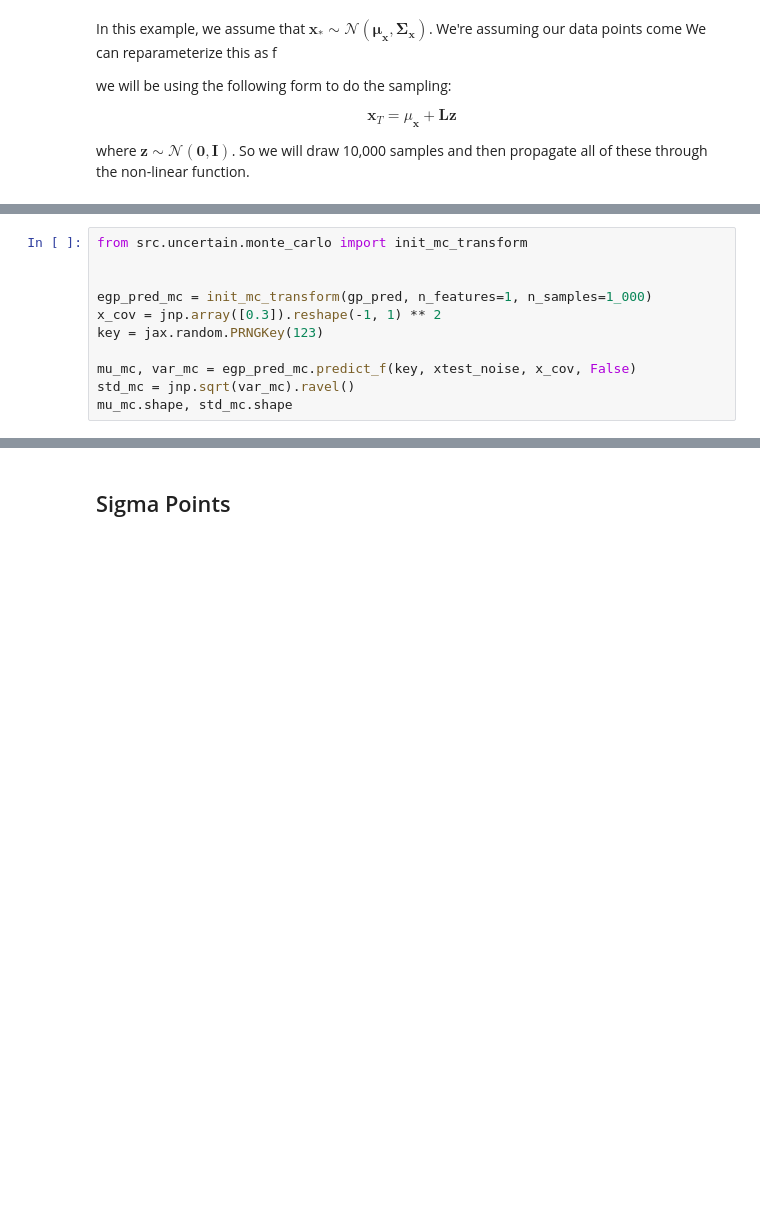
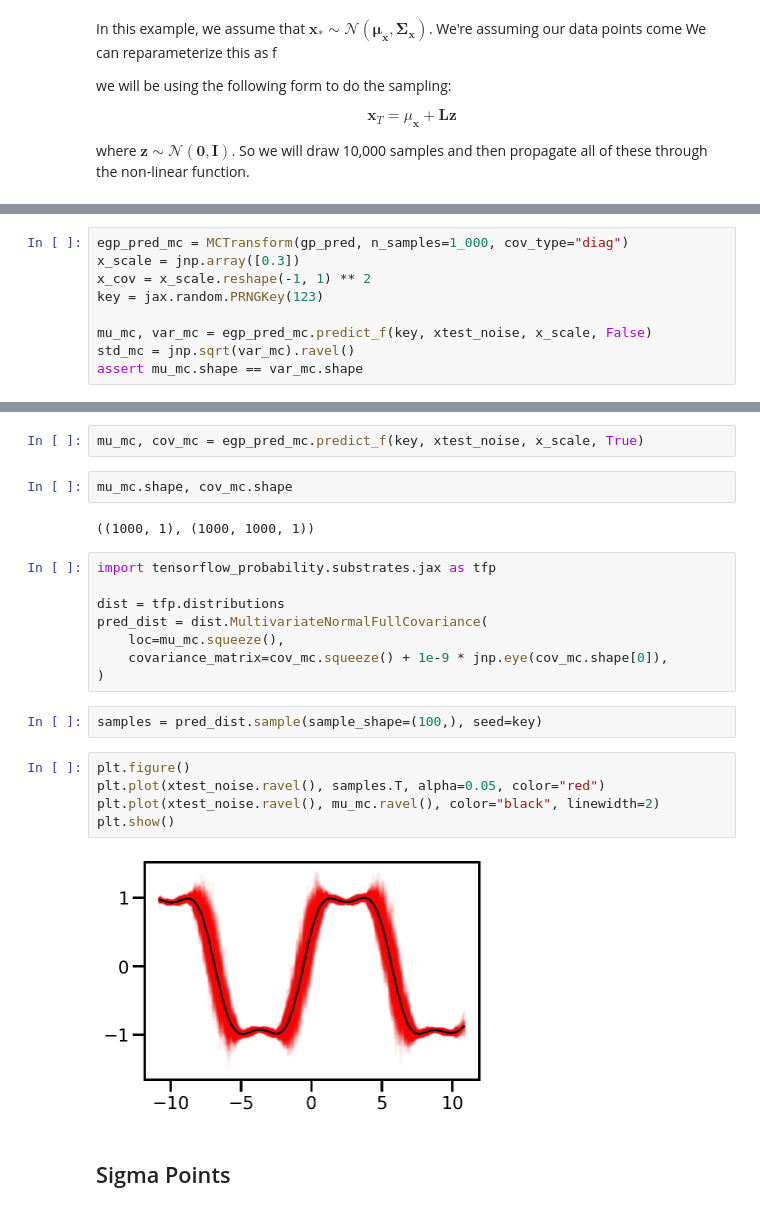
Before and after one commit to jejjohnson/gp_model_zoo, a Jupyter notebook: code/numpyro/notebooks/uncertain/egp_mcmc.ipynb, the cells around one changed output, grey strips where cells are left out. Cells and saved outputs as stored; diff of their text form; blank space fills up the shorter version.

```diff
--- a/code/numpyro/notebooks/uncertain/egp_mcmc.ipynb
+++ b/code/numpyro/notebooks/uncertain/egp_mcmc.ipynb
@@ -422,11 +426,9 @@ where $\mathbf{z}\sim \mathcal{N}(\mathbf{0}, \mathbf{I})$. So we will draw 10,0
 # %%
-from src.uncertain.monte_carlo import init_mc_transform
-
-
-egp_pred_mc = init_mc_transform(gp_pred, n_features=1, n_samples=1_000)
-x_cov = jnp.array([0.3]).reshape(-1, 1) ** 2
+egp_pred_mc = MCTransform(gp_pred, n_samples=1_000, cov_type="diag")
+x_scale = jnp.array([0.3])
+x_cov = x_scale.reshape(-1, 1) ** 2
 key = jax.random.PRNGKey(123)
 
-mu_mc, var_mc = egp_pred_mc.predict_f(key, xtest_noise, x_cov, False)
+mu_mc, var_mc = egp_pred_mc.predict_f(key, xtest_noise, x_scale, False)
 std_mc = jnp.sqrt(var_mc).ravel()
-mu_mc.shape, std_mc.shape
+assert mu_mc.shape == var_mc.shape
@@ -441,3 +441,26 @@ plot_calibrations(mu_mc, var_mc, "mc")
+# %%
+mu_mc, cov_mc = egp_pred_mc.predict_f(key, xtest_noise, x_scale, True)
+# %%
+mu_mc.shape, cov_mc.shape
+# %% [output]
+((1000, 1), (1000, 1000, 1))
+# %%
+import tensorflow_probability.substrates.jax as tfp
+
+dist = tfp.distributions
+pred_dist = dist.MultivariateNormalFullCovariance(
+    loc=mu_mc.squeeze(),
+    covariance_matrix=cov_mc.squeeze() + 1e-9 * jnp.eye(cov_mc.shape[0]),
+)
+# %%
+samples = pred_dist.sample(sample_shape=(100,), seed=key)
+# %%
+plt.figure()
+plt.plot(xtest_noise.ravel(), samples.T, alpha=0.05, color="red")
+plt.plot(xtest_noise.ravel(), mu_mc.ravel(), color="black", linewidth=2)
+plt.show()
+# %% [output]
+[figure, added]
 # %% [markdown]
 ## Sigma Points
 # %% [markdown]
```
Also changed, not shown: parts of 17 cells of this notebook, 14 other files.
